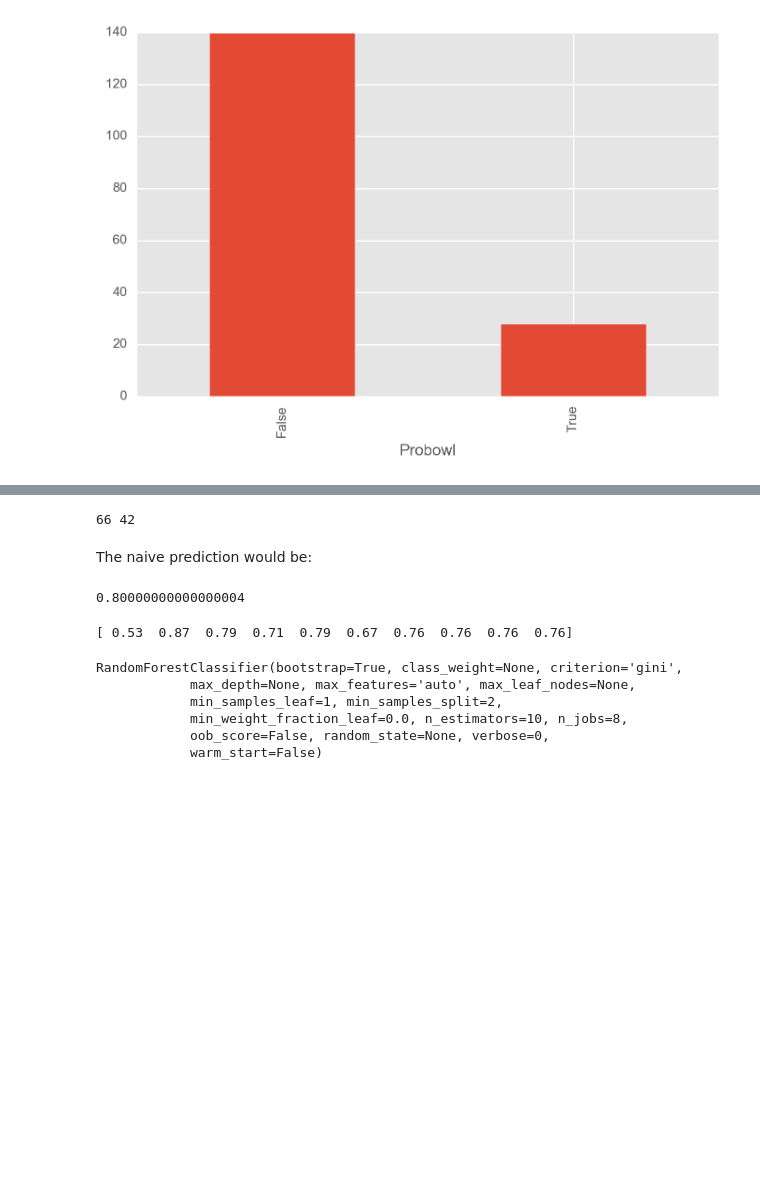
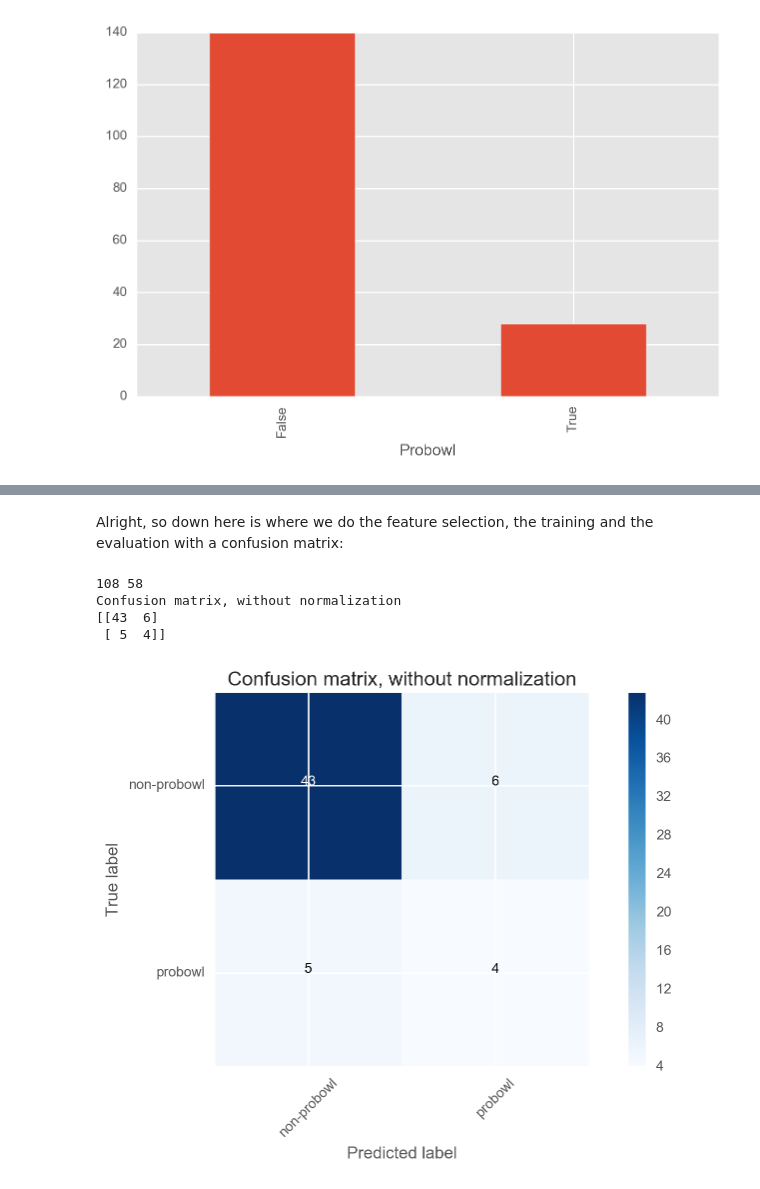
Before and after one commit to richardagalvez/NFLAnalysis, a Jupyter notebook: QB.ipynb, the cells around one changed output, grey strips where cells are left out. Drawn from its saved outputs; the diff is of its cells as text; code cells hidden in the pictures; blank space fills up the shorter version.

Commit message:
updating QB notebook with some results

```diff
--- a/QB.ipynb
+++ b/QB.ipynb
@@ -30,2 +33,0 @@ df = pd.read_csv('/Users/richard/data/NFL.csv', index_col='idx')
-# %%
-df_qb = df[df['Pos'] == 'QB']
@@ -44,42 +61,44 @@ df_qb.groupby('Probowl').size().sort_values(ascending=False).head(n=10).plot(kin
+# %% [markdown]
+Alright, so down here is where we do the feature selection, the training and the evaluation with a confusion matrix:
 # %%
-cutoff_year = 2003
-important_cols = ['Wt', '40YD', 'Height_inches', 'Probowl']
+cutoff_year = 2010
+important_cols = ['Wt','40YD', 'Height_inches', 'Probowl', 'Player']
 df = df_qb
 
-df_train   = df[(df['Year'] > cutoff_year) & (df['Year'] < 2010)]
-df_test    = df[df['Year'] <= cutoff_year]
+df_train   = df[df['Year'] < cutoff_year]
+df_test    = df[df['Year'] >= cutoff_year]
 
 df_train = df_train[important_cols].dropna()
 df_test  = df_test[important_cols].dropna()
 
-X_train = df_train.drop('Probowl',1)
-X_test  = df_test.drop('Probowl',1)
+X_train = df_train.drop(['Probowl', 'Player'],1)
+X_test  = df_test.drop(['Probowl', 'Player'],1)
 
 y_train = df_train.Probowl
 y_test = df_test.Probowl
 
 print(len(y_train), len(y_test))
+
+rf = ensemble.ExtraTreesClassifier(n_estimators=10, max_depth=None, min_samples_split=2, random_state=0)
+rf.fit(X_train, y_train)
+
+binarizer = preprocessing.Binarizer(threshold=0.39)
+x = rf.predict_proba(X_test)[:,1]
+
+arr = np.zeros((len(y_test),5))
+
+arr[:,0] = np.round(rf.predict_proba(X_test)[:,0],2)
+arr[:,1] = np.round(rf.predict_proba(X_test)[:,1],2)
+arr[:,2] = np.array(rf.predict(X_test))
+arr[:,3] = binarizer.transform(x)
+arr[:,4] = np.array(y_test)
+results = pd.DataFrame(arr, columns=['non probowl prob', 'probowl prob', 'prediction', 'adjusted prediction', 'actual'])
+
+cnf_matrix = metrics.confusion_matrix(results['actual'], results['adjusted prediction'])
+plot_confusion_matrix(cnf_matrix, classes=['non-probowl', 'probowl'], title='Confusion matrix, without normalization')
 # %% [output]
-66 42
+108 58
+Confusion matrix, without normalization
+[[43  6]
+ [ 5  4]]
+[figure, added]
-# %% [markdown]
-The naive prediction would be:
-# %%
-1 - df_train.groupby('Probowl').size()[1]/df_train.groupby('Probowl').size()[0]
-# %% [output]
-0.80000000000000004
-# %%
-lr = linear_model.LogisticRegression()
-rf = ensemble.RandomForestClassifier(n_jobs=8)
-scores = cross_val_score(rf, X_train, y_train, cv = 10, scoring='f1_weighted')
-print(np.round(scores,2))
-# %% [output]
-[ 0.53  0.87  0.79  0.71  0.79  0.67  0.76  0.76  0.76  0.76]
-# %%
-rf.fit(X_train, y_train)
-# %% [output]
-RandomForestClassifier(bootstrap=True, class_weight=None, criterion='gini',
-            max_depth=None, max_features='auto', max_leaf_nodes=None,
-            min_samples_leaf=1, min_samples_split=2,
-            min_weight_fraction_leaf=0.0, n_estimators=10, n_jobs=8,
-            oob_score=False, random_state=None, verbose=0,
-            warm_start=False)
```
Also changed, not shown: parts of 13 cells of this notebook.
